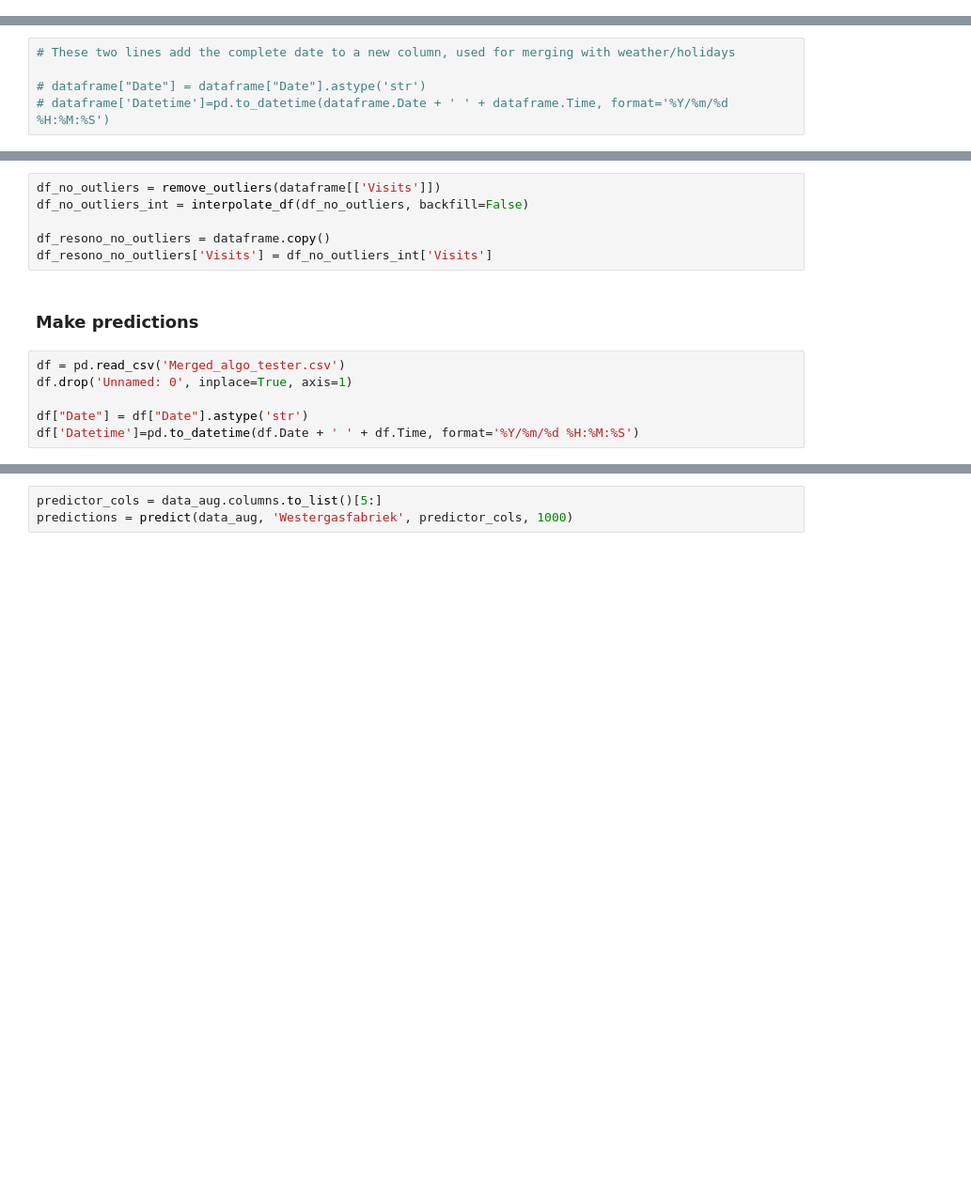
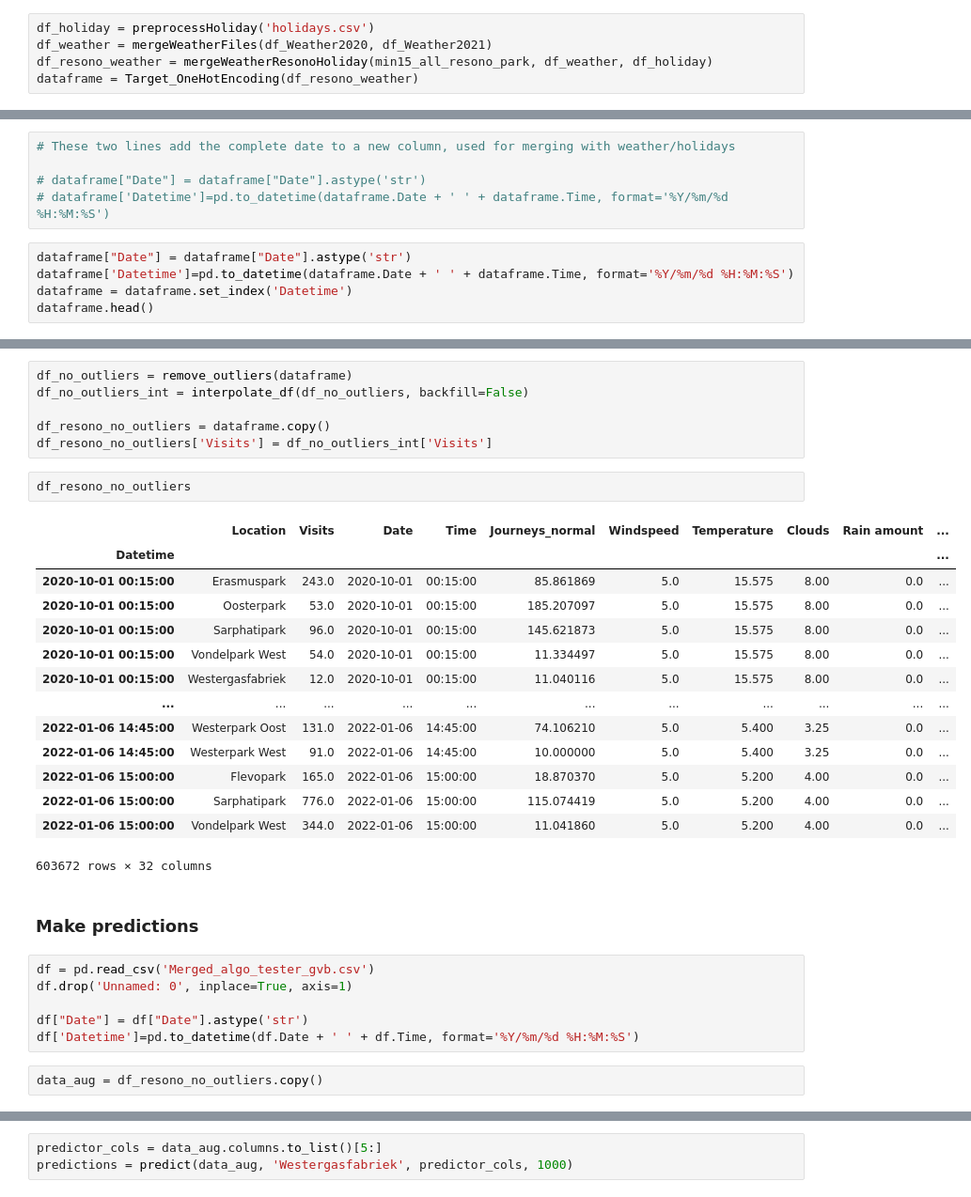
Before and after one commit to lotteph/DSP, a Jupyter notebook: Preprocessing and merging all data.ipynb, the cells around one changed output, grey strips where cells are left out. Shown at 94% size. Drawn from its saved outputs; the diff is of its cells as text; blank space fills up the shorter version.

```diff
--- a/Preprocessing and merging all data.ipynb
+++ b/Preprocessing and merging all data.ipynb
@@ -372,0 +520,5 @@ dataframe = Target_OneHotEncoding(df_resono_weather)
+# %%
+df_holiday = preprocessHoliday('holidays.csv')
+df_weather = mergeWeatherFiles(df_Weather2020, df_Weather2021)
+df_resono_weather = mergeWeatherResonoHoliday(min15_all_resono_park, df_weather, df_holiday)
+dataframe = Target_OneHotEncoding(df_resono_weather)
@@ -375,3 +790,8 @@ dataframe = Target_OneHotEncoding(df_resono_weather)
 
 # dataframe["Date"] = dataframe["Date"].astype('str')
 # dataframe['Datetime']=pd.to_datetime(dataframe.Date + ' ' + dataframe.Time, format='%Y/%m/%d %H:%M:%S')
+# %%
+dataframe["Date"] = dataframe["Date"].astype('str')
+dataframe['Datetime']=pd.to_datetime(dataframe.Date + ' ' + dataframe.Time, format='%Y/%m/%d %H:%M:%S')
+dataframe = dataframe.set_index('Datetime')
+dataframe.head()
@@ -378,15 +807,34 @@ dataframe = Target_OneHotEncoding(df_resono_weather)
 # %%
-df_no_outliers = remove_outliers(dataframe[['Visits']])
+df_no_outliers = remove_outliers(dataframe)
 df_no_outliers_int = interpolate_df(df_no_outliers, backfill=False)
 
 df_resono_no_outliers = dataframe.copy()
 df_resono_no_outliers['Visits'] = df_no_outliers_int['Visits']
+# %%
+df_resono_no_outliers
+# %% [output]
+|  | Location | Visits | Date | Time | Journeys_normal | Windspeed | Temperature | Clouds | Rain amount | ... |
+| Datetime |  |  |  |  |  |  |  |  |  | ... |
+| 2020-10-01 00:15:00 | Erasmuspark | 243.0 | 2020-10-01 | 00:15:00 | 85.861869 | 5.0 | 15.575 | 8.00 | 0.0 | ... |
+| 2020-10-01 00:15:00 | Oosterpark | 53.0 | 2020-10-01 | 00:15:00 | 185.207097 | 5.0 | 15.575 | 8.00 | 0.0 | ... |
+| 2020-10-01 00:15:00 | Sarphatipark | 96.0 | 2020-10-01 | 00:15:00 | 145.621873 | 5.0 | 15.575 | 8.00 | 0.0 | ... |
+| 2020-10-01 00:15:00 | Vondelpark West | 54.0 | 2020-10-01 | 00:15:00 | 11.334497 | 5.0 | 15.575 | 8.00 | 0.0 | ... |
+| 2020-10-01 00:15:00 | Westergasfabriek | 12.0 | 2020-10-01 | 00:15:00 | 11.040116 | 5.0 | 15.575 | 8.00 | 0.0 | ... |
+| ... | ... | ... | ... | ... | ... | ... | ... | ... | ... | ... |
+| 2022-01-06 14:45:00 | Westerpark Oost | 131.0 | 2022-01-06 | 14:45:00 | 74.106210 | 5.0 | 5.400 | 3.25 | 0.0 | ... |
+| 2022-01-06 14:45:00 | Westerpark West | 91.0 | 2022-01-06 | 14:45:00 | 10.000000 | 5.0 | 5.400 | 3.25 | 0.0 | ... |
+| 2022-01-06 15:00:00 | Flevopark | 165.0 | 2022-01-06 | 15:00:00 | 18.870370 | 5.0 | 5.200 | 4.00 | 0.0 | ... |
+| 2022-01-06 15:00:00 | Sarphatipark | 776.0 | 2022-01-06 | 15:00:00 | 115.074419 | 5.0 | 5.200 | 4.00 | 0.0 | ... |
+| 2022-01-06 15:00:00 | Vondelpark West | 344.0 | 2022-01-06 | 15:00:00 | 11.041860 | 5.0 | 5.200 | 4.00 | 0.0 | ... |
+603672 rows × 32 columns
 # %% [markdown]
 ### Make predictions
 # %%
-df = pd.read_csv('Merged_algo_tester.csv')
+df = pd.read_csv('Merged_algo_tester_gvb.csv')
 df.drop('Unnamed: 0', inplace=True, axis=1)
 
 df["Date"] = df["Date"].astype('str')
 df['Datetime']=pd.to_datetime(df.Date + ' ' + df.Time, format='%Y/%m/%d %H:%M:%S')
+# %%
+data_aug = df_resono_no_outliers.copy()
 # %%
```
Also changed, not shown: parts of 19 cells of this notebook.
